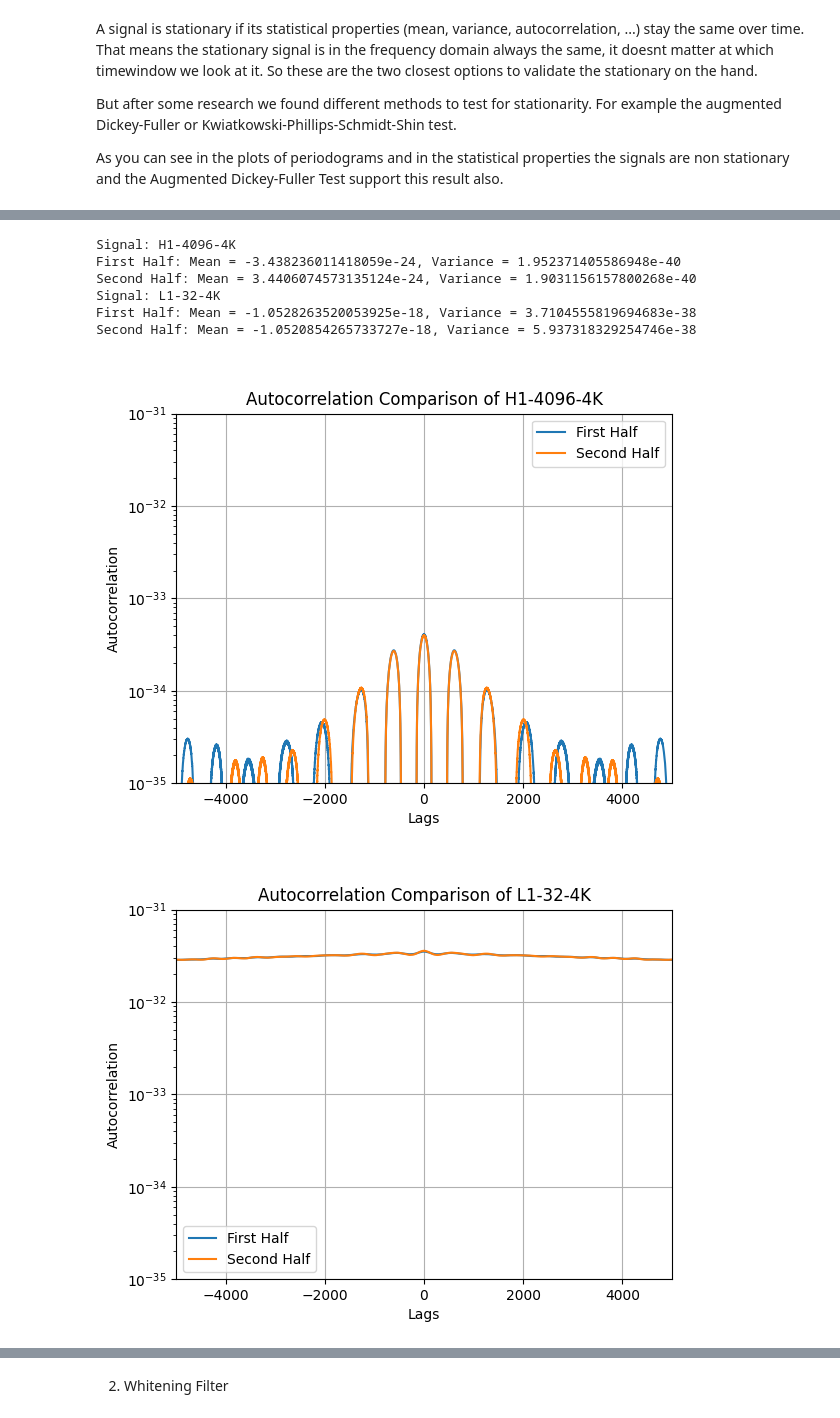
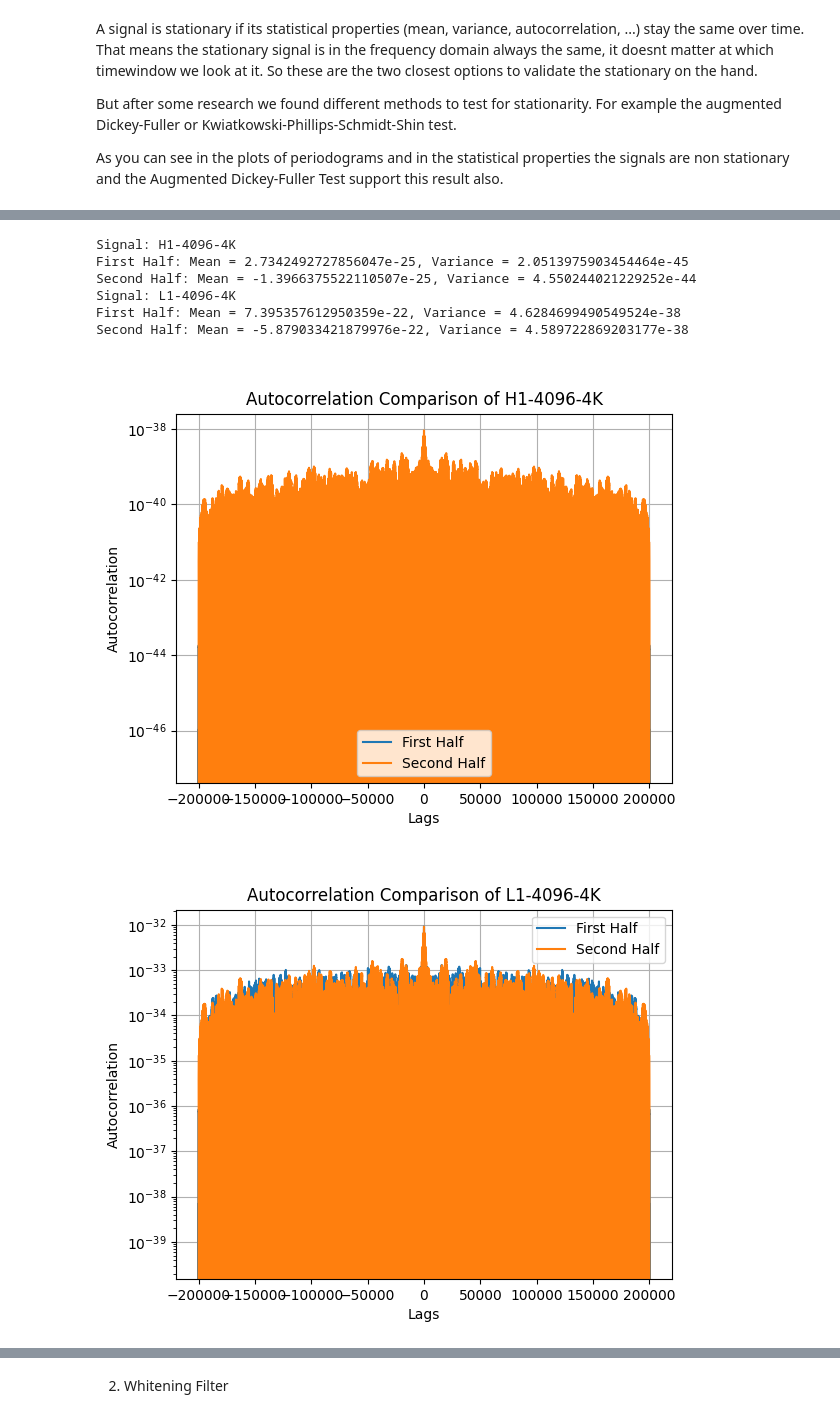
Before and after one commit to CocoMZ/PASA-P1, a Jupyter notebook: main.ipynb, the cells around one changed output, grey strips where cells are left out. Cells and saved outputs as stored; diff of their text form; code cells hidden in the pictures.

```diff
--- a/main.ipynb
+++ b/main.ipynb
@@ -161,13 +140,13 @@ main.periodogram_plotting([f_PS_h1, f_PA_h1], [R_y_PS_h1, R_y_PA_h1], title="Com
 # %% [markdown]
 1e) Comparison of H1 and L1
 # %%
-L1 = main.SignalProcessor(name="L1-32-4K")
-L1.Subdataset(endTime=anomaly_time)
+L1 = main.SignalProcessor(name="L1-4096-4K")
+L1.Subdataset(startTime=start_time, endTime=anomaly_time)
 # L1.WindowSubdataset()
 f_L1, R_y_L1 = L1.Periodogram()
 # main.periodogram_plotting(f_L1, R_y_L1, title="Periodogram L1")
 main.ASD([f_h1, f_L1], [R_y_h1, R_y_L1], labels=["L1", "H1"])
 main.periodogram_plotting([f_h1, f_L1], [R_y_h1, R_y_L1], title="Comparison of H1 and L1 Periodograms", ylim=(1e-43, 1e-29), labels=["H1 Periodogram", "L1 Periodogram"])
 f_PA_L1, R_y_PA_L1, K_L1 = L1.PeriodogramAveraging(L=350, D=0.5, window = 'Hanning')
-main.periodogram_plotting([f_PA_h1, f_PA_L1], [R_y_PA_h1, R_y_PA_L1], title="Comparison of H1 and L1 Periodogram Averaging", ylim=(1e-43, 1e-29), labels=["H1 Periodogram Averaging", "L1 Periodogram Averaging"])
+main.periodogram_plotting([f_PA_h1, f_PA_L1], [R_y_PA_h1, R_y_PA_L1], title="Comparison of H1 and L1 Periodogram Averaging", ylim=(1e-46, 1e-29), labels=["H1 Periodogram Averaging", "L1 Periodogram Averaging"])
 # %% [output]
@@ -199,11 +178,12 @@ As you can see in the plots of periodograms and in the statistical properties th
 # %%
 # split the data in two parts and compare the periodograms to check if the signal is stationary
 signals = [h1, L1]
+w_comp = 200000 # max_n = 4194303
+offset = 100
 for signal in signals:
     print(f"Signal: {signal.name}")
-    N_half = int(signal.max_n/2)
-    f_signal_first, R_y_signal_first = signal.Periodogram(signal.xValues[:N_half], signal.yValues[:N_half], max_n = N_half)
-    f_signal_second, R_y_signal_second = signal.Periodogram(signal.xValues[N_half+1:], signal.yValues[N_half+1:], max_n = N_half)
-    main.periodogram_plotting([f_signal_first, f_signal_second], [R_y_signal_first, R_y_signal_second], title="Comparison of First and Second Half Periodograms", ylim=(1e-43, 1e-29), labels=["First Half", "Second Half"])
+    f_signal_first, R_y_signal_first = signal.Periodogram(signal.xValues[offset:offset + w_comp], signal.yValues[offset:offset + w_comp], max_n = w_comp)
+    f_signal_second, R_y_signal_second = signal.Periodogram(signal.xValues[offset + w_comp + 1: offset + 2 * w_comp + 1], signal.yValues[offset + w_comp + 1: offset + 2 * w_comp + 1], max_n = w_comp)
+    main.periodogram_plotting([f_signal_first, f_signal_second], [R_y_signal_first, R_y_signal_second], title="Comparison of First and Second Half Periodograms", ylim=(1e-50, 1e-29), labels=["First Half", "Second Half"])
 # %% [output]
 Signal: H1-4096-4K
@@ -213,39 +193,38 @@ Signal: L1-32-4K
 # %%
 # Calculation of the variance, mean and autocorrelation of the two halves of the signal to compare them and check if they are stationary
 for signal in signals:
     print(f"Signal: {signal.name}")
-    N_half = int(signal.max_n/2)
-    mean_first = np.mean(signal.yValues[:N_half])
-    mean_second = np.mean(signal.yValues[N_half:])
-    var_first = np.var(signal.yValues[:N_half])
-    var_second = np.var(signal.yValues[N_half:])
-    auto_corr_first = sp.correlate(signal.yValues[:N_half], signal.yValues[:N_half], mode='full')
-    auto_corr_second = sp.correlate(signal.yValues[N_half+1:], signal.yValues[N_half+1:], mode='full')
+    mean_first = np.mean(signal.yValues[offset:offset + w_comp])
+    mean_second = np.mean(signal.yValues[offset + w_comp + 1: offset + 2 * w_comp + 1])
+    var_first = np.var(signal.yValues[offset:offset + w_comp])
+    var_second = np.var(signal.yValues[offset + w_comp + 1: offset + 2 * w_comp + 1])
+    auto_corr_first = sp.correlate(signal.yValues[offset:offset + w_comp], signal.yValues[offset:offset + w_comp], mode='full')
+    auto_corr_second = sp.correlate(signal.yValues[offset + w_comp + 1: offset + 2 * w_comp + 1], signal.yValues[offset + w_comp + 1: offset + 2 * w_comp + 1], mode='full')
     # print the results
     print(f"First Half: Mean = {mean_first}, Variance = {var_first}")
     print(f"Second Half: Mean = {mean_second}, Variance = {var_second}")
     # plot the autocorrelations
-    lags = np.arange(-N_half + 1, N_half)
+    lags = np.arange(-w_comp + 1, w_comp)
     plt.figure()
     plt.plot(lags, auto_corr_first, label='First Half')
     plt.plot(lags, auto_corr_second, label='Second Half')
     plt.title(f'Autocorrelation Comparison of {signal.name}')
     plt.xlabel('Lags')
     plt.ylabel('Autocorrelation')
     plt.legend()
     plt.yscale('log')
-    plt.ylim(1e-35, 1e-31)
-    plt.xlim(-5000, 5000)
+    # plt.ylim(1e-35, 1e-31)
+    # plt.xlim(-5000, 5000)
     plt.grid(True)
 # %% [output]
 Signal: H1-4096-4K
-First Half: Mean = -3.438236011418059e-24, Variance = 1.952371405586948e-40
-Second Half: Mean = 3.4406074573135124e-24, Variance = 1.9031156157800268e-40
-Signal: L1-32-4K
-First Half: Mean = -1.0528263520053925e-18, Variance = 3.7104555819694683e-38
-Second Half: Mean = -1.0520854265733727e-18, Variance = 5.937318329254746e-38
+First Half: Mean = 2.7342492727856047e-25, Variance = 2.0513975903454464e-45
+Second Half: Mean = -1.3966375522110507e-25, Variance = 4.550244021229252e-44
+Signal: L1-4096-4K
+First Half: Mean = 7.395357612950359e-22, Variance = 4.6284699490549524e-38
+Second Half: Mean = -5.879033421879976e-22, Variance = 4.589722869203177e-38
-[figure, old version]
+[figure, new version]
-[figure, old version]
+[figure, new version]
 # %%
 # Implementation of augmented Dickey-Fuller test
 # TODO: Remember to uncomment this for the final revision
```
Also changed, not shown: parts of 12 cells of this notebook, 1 other file.
